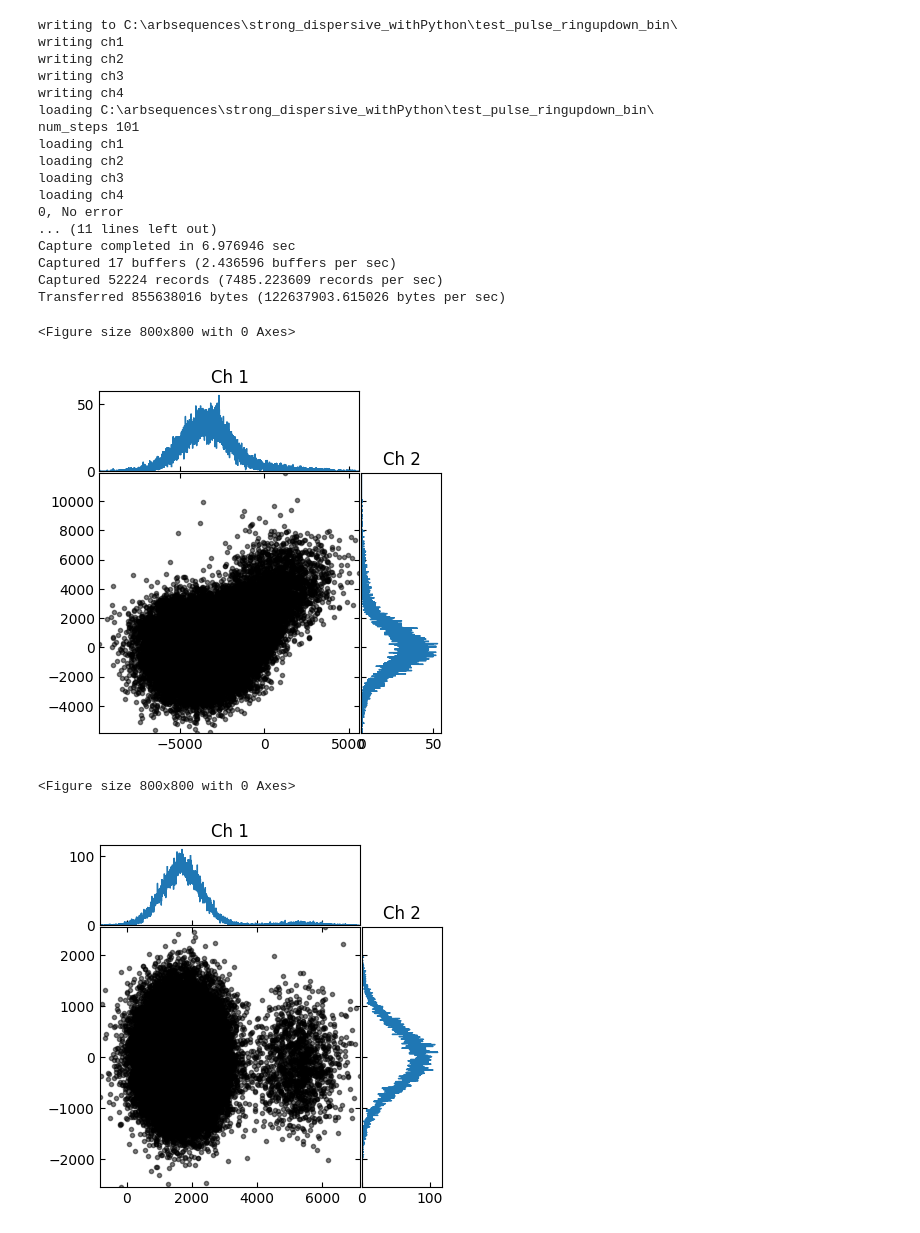
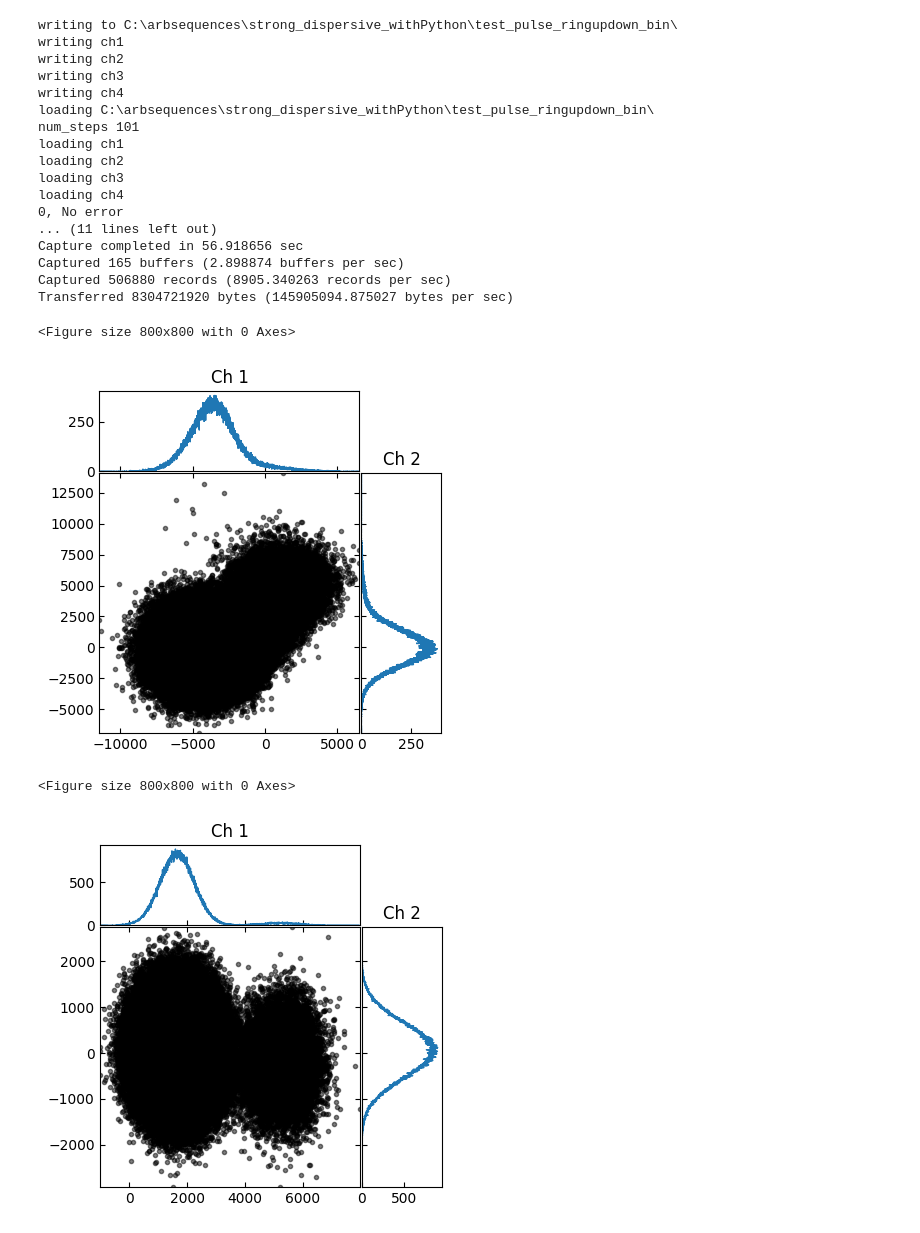
Before and after one commit to Katermurch/BlueFridgeNonLin, a Jupyter notebook: rabi_ge.ipynb, the cells around one changed output. Drawn from its saved outputs; the diff is of its cells as text; code cells hidden in the pictures.

```diff
--- a/rabi_ge.ipynb
+++ b/rabi_ge.ipynb
@@ -69,32 +69,32 @@ def run_rabi(
     return values, IQ_df
 # %%
 num_steps = 101
-reps = 500
+reps = 5000
 sweep_time = 200
 # q1.ge_amp = 0.6
 values, IQ_df = run_rabi(num_steps, sweep_time, reps)
 # %% [output]
 writing to C:\arbsequences\strong_dispersive_withPython\test_pulse_ringupdown_bin\
 writing ch1
 writing ch2
 writing ch3
 writing ch4
 loading C:\arbsequences\strong_dispersive_withPython\test_pulse_ringupdown_bin\
 num_steps 101
 loading ch1
 loading ch2
 loading ch3
 loading ch4
 0, No error
 ... (11 lines left out)
-Capture completed in 6.976946 sec
-Captured 17 buffers (2.436596 buffers per sec)
-Captured 52224 records (7485.223609 records per sec)
-Transferred 855638016 bytes (122637903.615026 bytes per sec)
+Capture completed in 56.918656 sec
+Captured 165 buffers (2.898874 buffers per sec)
+Captured 506880 records (8905.340263 records per sec)
+Transferred 8304721920 bytes (145905094.875027 bytes per sec)
 <Figure size 800x800 with 0 Axes>
-[figure, old version]
+[figure, new version]
 <Figure size 800x800 with 0 Axes>
-[figure, old version]
+[figure, new version]
 # %%
 IQ_df = plotting.get_IQ_averages(values)
 Q = IQ_df["Q1"]
```
Also changed, not shown: parts of 3 cells of this notebook, 9 other files.
